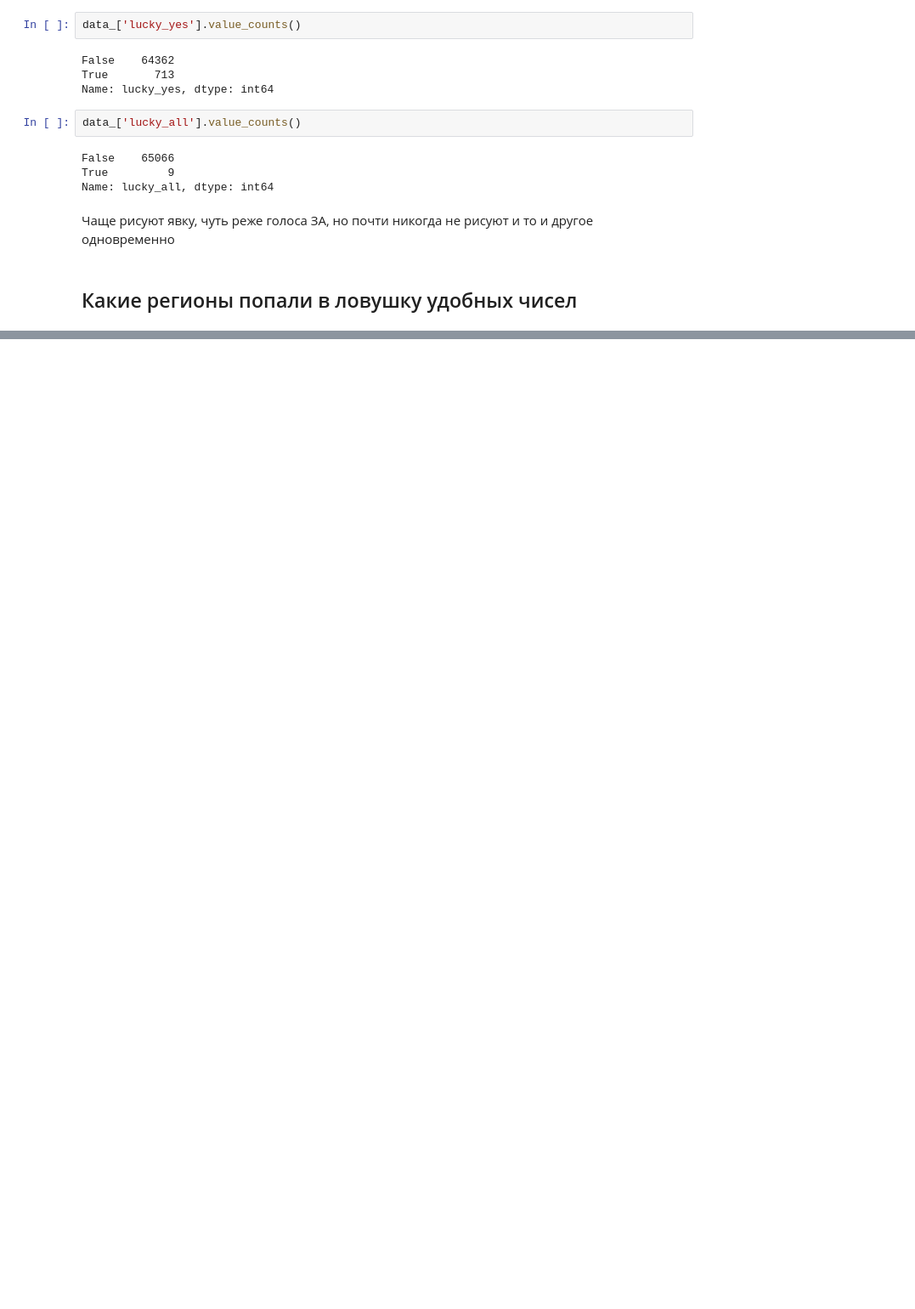
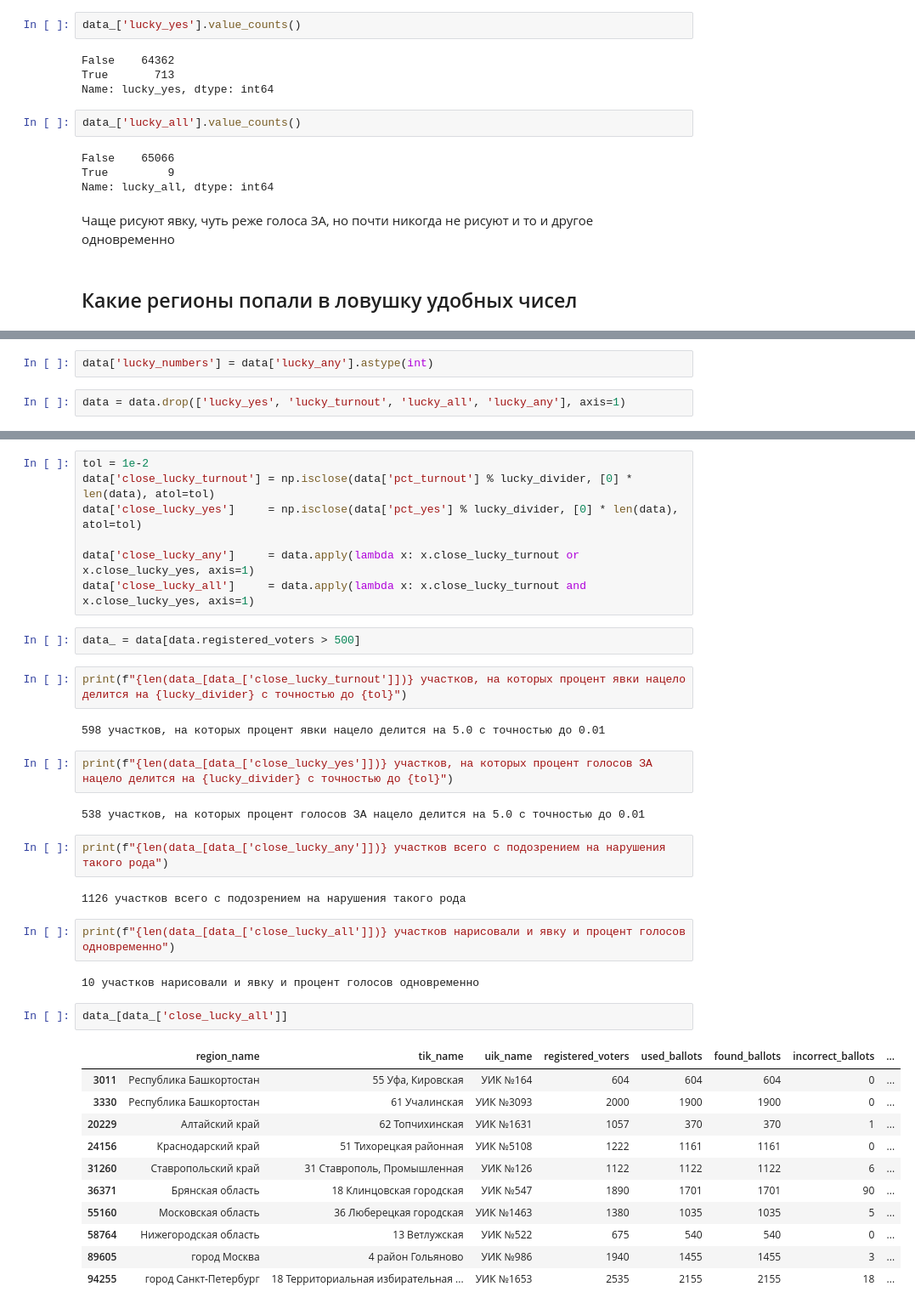
Before and after one commit to Rexhaif/RussianObnulenie2020, a Jupyter notebook: EDA.ipynb, the cells around one changed output, grey strips where cells are left out. Shown at 85% size. Drawn from its saved outputs; the diff is of its cells as text; blank space fills up the shorter version.

Commit message:
v8. EDA - close-to-round numbers

```diff
--- a/EDA.ipynb
+++ b/EDA.ipynb
@@ -170,0 +170,4 @@ Name: region_name, dtype: int64
+# %%
+data['lucky_numbers'] = data['lucky_any'].astype(int)
+# %%
+data = data.drop(['lucky_yes', 'lucky_turnout', 'lucky_all', 'lucky_any'], axis=1)
@@ -170,0 +176,39 @@ Name: region_name, dtype: int64
+# %%
+tol = 1e-2
+data['close_lucky_turnout'] = np.isclose(data['pct_turnout'] % lucky_divider, [0] * len(data), atol=tol)
+data['close_lucky_yes']     = np.isclose(data['pct_yes'] % lucky_divider, [0] * len(data), atol=tol)
+
+data['close_lucky_any']     = data.apply(lambda x: x.close_lucky_turnout or x.close_lucky_yes, axis=1)
+data['close_lucky_all']     = data.apply(lambda x: x.close_lucky_turnout and x.close_lucky_yes, axis=1)
+# %%
+data_ = data[data.registered_voters > 500]
+# %%
+print(f"{len(data_[data_['close_lucky_turnout']])} участков, на которых процент явки нацело делится на {lucky_divider} с точностью до {tol}")
+# %% [output]
+598 участков, на которых процент явки нацело делится на 5.0 с точностью до 0.01
+# %%
+print(f"{len(data_[data_['close_lucky_yes']])} участков, на которых процент голосов ЗА нацело делится на {lucky_divider} c точностью до {tol}")
+# %% [output]
+538 участков, на которых процент голосов ЗА нацело делится на 5.0 c точностью до 0.01
+# %%
+print(f"{len(data_[data_['close_lucky_any']])} участков всего с подозрением на нарушения такого рода")
+# %% [output]
+1126 участков всего с подозрением на нарушения такого рода
+# %%
+print(f"{len(data_[data_['close_lucky_all']])} участков нарисовали и явку и процент голосов одновременно")
+# %% [output]
+10 участков нарисовали и явку и процент голосов одновременно
+# %%
+data_[data_['close_lucky_all']]
+# %% [output]
+|  | region_name | tik_name | uik_name | registered_voters | used_ballots | found_ballots | incorrect_ballots | ... |
+| 3011 | Республика Башкортостан | 55 Уфа, Кировская | УИК №164 | 604 | 604 | 604 | 0 | ... |
+| 3330 | Республика Башкортостан | 61 Учалинская | УИК №3093 | 2000 | 1900 | 1900 | 0 | ... |
+| 20229 | Алтайский край | 62 Топчихинская | УИК №1631 | 1057 | 370 | 370 | 1 | ... |
+| 24156 | Краснодарский край | 51 Тихорецкая районная | УИК №5108 | 1222 | 1161 | 1161 | 0 | ... |
+| 31260 | Ставропольский край | 31 Ставрополь, Промышленная | УИК №126 | 1122 | 1122 | 1122 | 6 | ... |
+| 36371 | Брянская область | 18 Клинцовская городская | УИК №547 | 1890 | 1701 | 1701 | 90 | ... |
+| 55160 | Московская область | 36 Люберецкая городская | УИК №1463 | 1380 | 1035 | 1035 | 5 | ... |
+| 58764 | Нижегородская область | 13 Ветлужская | УИК №522 | 675 | 540 | 540 | 0 | ... |
+| 89605 | город Москва | 4 район Гольяново | УИК №986 | 1940 | 1455 | 1455 | 3 | ... |
+| 94255 | город Санкт-Петербург | 18 Территориальная избирательная ... | УИК №1653 | 2535 | 2155 | 2155 | 18 | ... |
```
Also changed, not shown: parts of 10 cells of this notebook, 1 other file.
